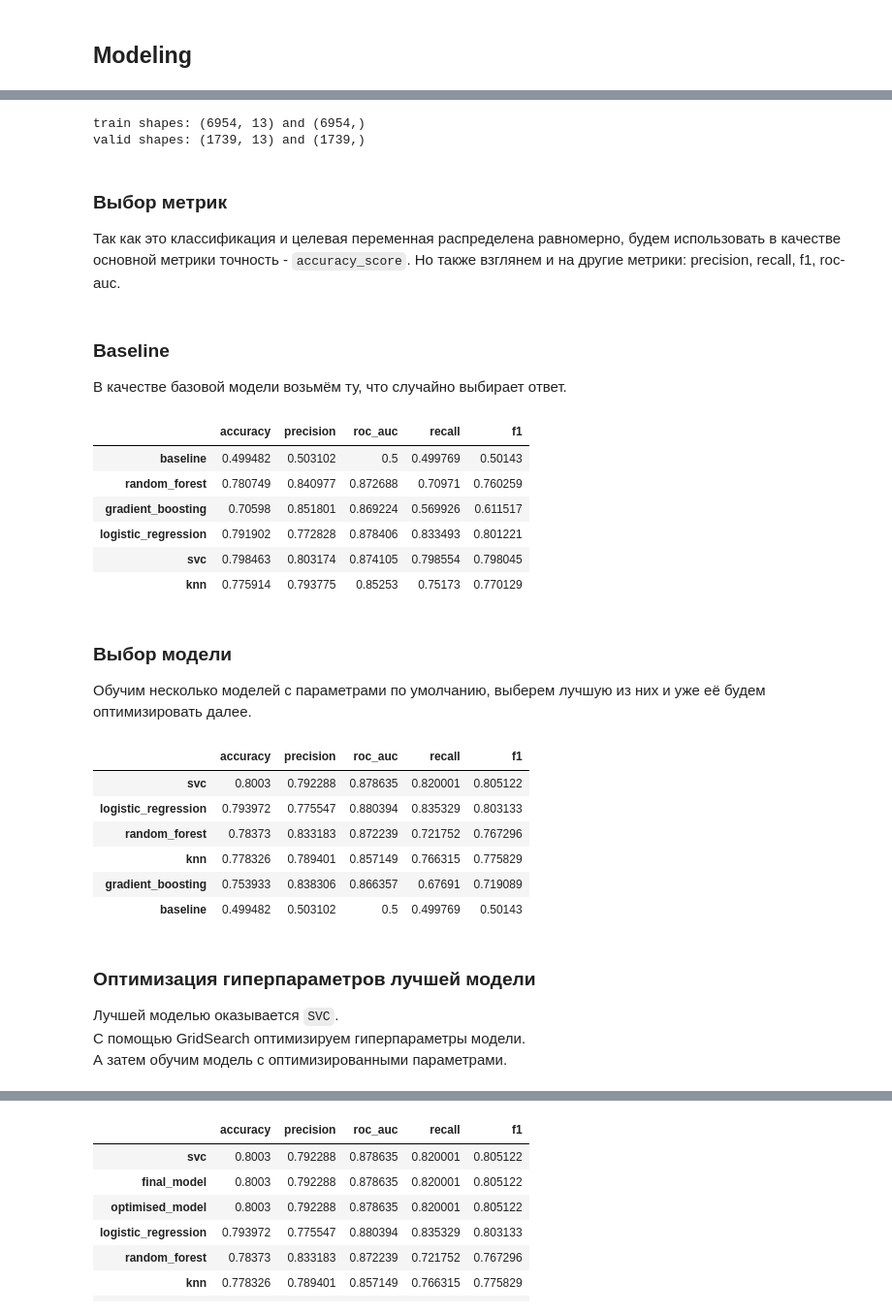
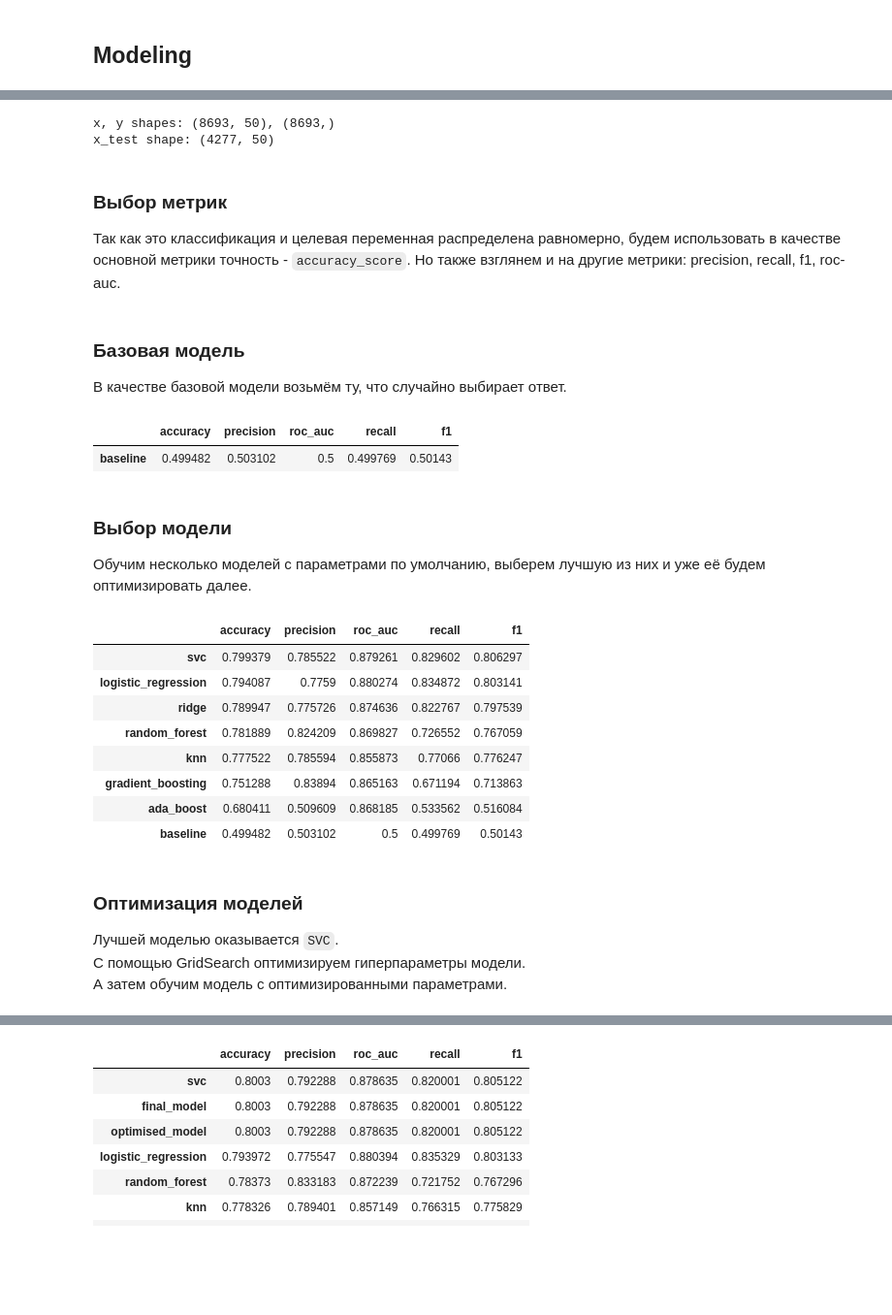
Before and after one commit to kolkingen/spaceship-titanic, a Jupyter notebook: main.ipynb, the cells around one changed output, grey strips where cells are left out. Shown at 97% size. Cells and saved outputs as stored; diff of their text form; code cells hidden in the pictures; blank space fills up the shorter version.

```diff
--- a/main.ipynb
+++ b/main.ipynb
@@ -404,8 +412,10 @@ def create_features(data: pd.DataFrame) -> pd.DataFrame:
 
     numerical_columns = ['RoomService', 'FoodCourt', 'ShoppingMall', 'Spa', 'VRDeck', 'Age', 'TotalExpenses']
     data[['Sqrt' + c for c in numerical_columns]] = data[numerical_columns] ** 0.5
+    data[['Pow2' + c for c in numerical_columns]] = data[numerical_columns] ** 2
+    # data[['Sin' + c for c in numerical_columns]] = np.sin(data[numerical_columns])
+
     # for column in numerical_columns:
-    #     data['Sqrt'+column] = data[column] ** 0.5
     #     data['Sin'+column] = np.sin(data[column])
     #     for second in numerical_columns:
     #         data[column+'*'+second] = data[column] * data[second]
@@ -467,12 +479,14 @@ preprocessor = Pipeline(steps=[
 x = train_dataset.copy()
 y = x.pop(TARGET)
 
-x_train, x_valid, y_train, y_valid = train_test_split(x, y, test_size=TEST_SIZE, random_state=RANDOM_STATE)
-print(f'train shapes: {x_train.shape} and {y_train.shape}')
-print(f'valid shapes: {x_valid.shape} and {y_valid.shape}')
+x = preprocessor.fit_transform(x)
+x_test = preprocessor.transform(test_dataset)
+
+print(f'x, y shapes: {x.shape}, {y.shape}')
+print(f'x_test shape: {x_test.shape}')
 # %% [output]
-train shapes: (6954, 13) and (6954,)
-valid shapes: (1739, 13) and (1739,)
+x, y shapes: (8693, 50), (8693,)
+x_test shape: (4277, 50)
 # %% [markdown]
 ### Выбор метрик
 
@@ -500,14 +514,11 @@ def get_metrics(cv_results: dict[str, npt.NDArray[np.float64]]) -> Metrics:
 # %%
 metrics = pd.DataFrame(columns=Metrics.names())
 # %% [markdown]
-### Baseline
+### Базовая модель
 
 В качестве базовой модели возьмём ту, что случайно выбирает ответ.
 # %%
-baseline = Pipeline(steps=[
-    ('preprocessor', preprocessor),
-    ('model', DummyClassifier(strategy='uniform', random_state=RANDOM_STATE)),
-])
+baseline = DummyClassifier(strategy='uniform', random_state=RANDOM_STATE)
 cv_results = cross_validate(baseline, x, y, cv=N_FOLDS, scoring=Metrics.names())
 
 metrics.loc['baseline', :] = get_metrics(cv_results)
@@ -515,11 +526,6 @@ metrics
 # %% [output]
 |  | accuracy | precision | roc_auc | recall | f1 |
 | baseline | 0.499482 | 0.503102 | 0.5 | 0.499769 | 0.50143 |
-| random_forest | 0.780749 | 0.840977 | 0.872688 | 0.70971 | 0.760259 |
-| gradient_boosting | 0.70598 | 0.851801 | 0.869224 | 0.569926 | 0.611517 |
-| logistic_regression | 0.791902 | 0.772828 | 0.878406 | 0.833493 | 0.801221 |
-| svc | 0.798463 | 0.803174 | 0.874105 | 0.798554 | 0.798045 |
-| knn | 0.775914 | 0.793775 | 0.85253 | 0.75173 | 0.770129 |
 # %% [markdown]
 ### Выбор модели
 
@@ -527,28 +533,31 @@ metrics
 # %%
 models = [
     ('random_forest', RandomForestClassifier(random_state=RANDOM_STATE)),
     ('gradient_boosting', GradientBoostingClassifier(random_state=RANDOM_STATE)),
     ('logistic_regression', LogisticRegression(solver='liblinear')),
     ('svc', SVC(random_state=RANDOM_STATE)),
     ('knn', KNeighborsClassifier()),
+    ('ridge', RidgeClassifier(random_state=RANDOM_STATE)),
+    ('ada_boost', AdaBoostClassifier(random_state=RANDOM_STATE)),
 ]
 
 for name, model in models:
-    pipeline = Pipeline(steps=[('preprocessor', preprocessor), ('classifier', model)])
-    cv_results = cross_validate(pipeline, x, y, cv=N_FOLDS, scoring=Metrics.names())
+    cv_results = cross_validate(model, x, y, cv=N_FOLDS, scoring=Metrics.names())
     metrics.loc[name, :] = get_metrics(cv_results)
 
 metrics.sort_values(by='accuracy', ascending=False)
 # %% [output]
 |  | accuracy | precision | roc_auc | recall | f1 |
-| svc | 0.8003 | 0.792288 | 0.878635 | 0.820001 | 0.805122 |
-| logistic_regression | 0.793972 | 0.775547 | 0.880394 | 0.835329 | 0.803133 |
-| random_forest | 0.78373 | 0.833183 | 0.872239 | 0.721752 | 0.767296 |
-| knn | 0.778326 | 0.789401 | 0.857149 | 0.766315 | 0.775829 |
-| gradient_boosting | 0.753933 | 0.838306 | 0.866357 | 0.67691 | 0.719089 |
+| svc | 0.799379 | 0.785522 | 0.879261 | 0.829602 | 0.806297 |
+| logistic_regression | 0.794087 | 0.7759 | 0.880274 | 0.834872 | 0.803141 |
+| ridge | 0.789947 | 0.775726 | 0.874636 | 0.822767 | 0.797539 |
+| random_forest | 0.781889 | 0.824209 | 0.869827 | 0.726552 | 0.767059 |
+| knn | 0.777522 | 0.785594 | 0.855873 | 0.77066 | 0.776247 |
+| gradient_boosting | 0.751288 | 0.83894 | 0.865163 | 0.671194 | 0.713863 |
+| ada_boost | 0.680411 | 0.509609 | 0.868185 | 0.533562 | 0.516084 |
 | baseline | 0.499482 | 0.503102 | 0.5 | 0.499769 | 0.50143 |
 # %% [markdown]
-### Оптимизация гиперпараметров лучшей модели
+### Оптимизация моделей
 
 Лучшей моделью оказывается `SVC`.
 С помощью GridSearch оптимизируем гиперпараметры модели.
```
Also changed, not shown: parts of 19 cells of this notebook.
